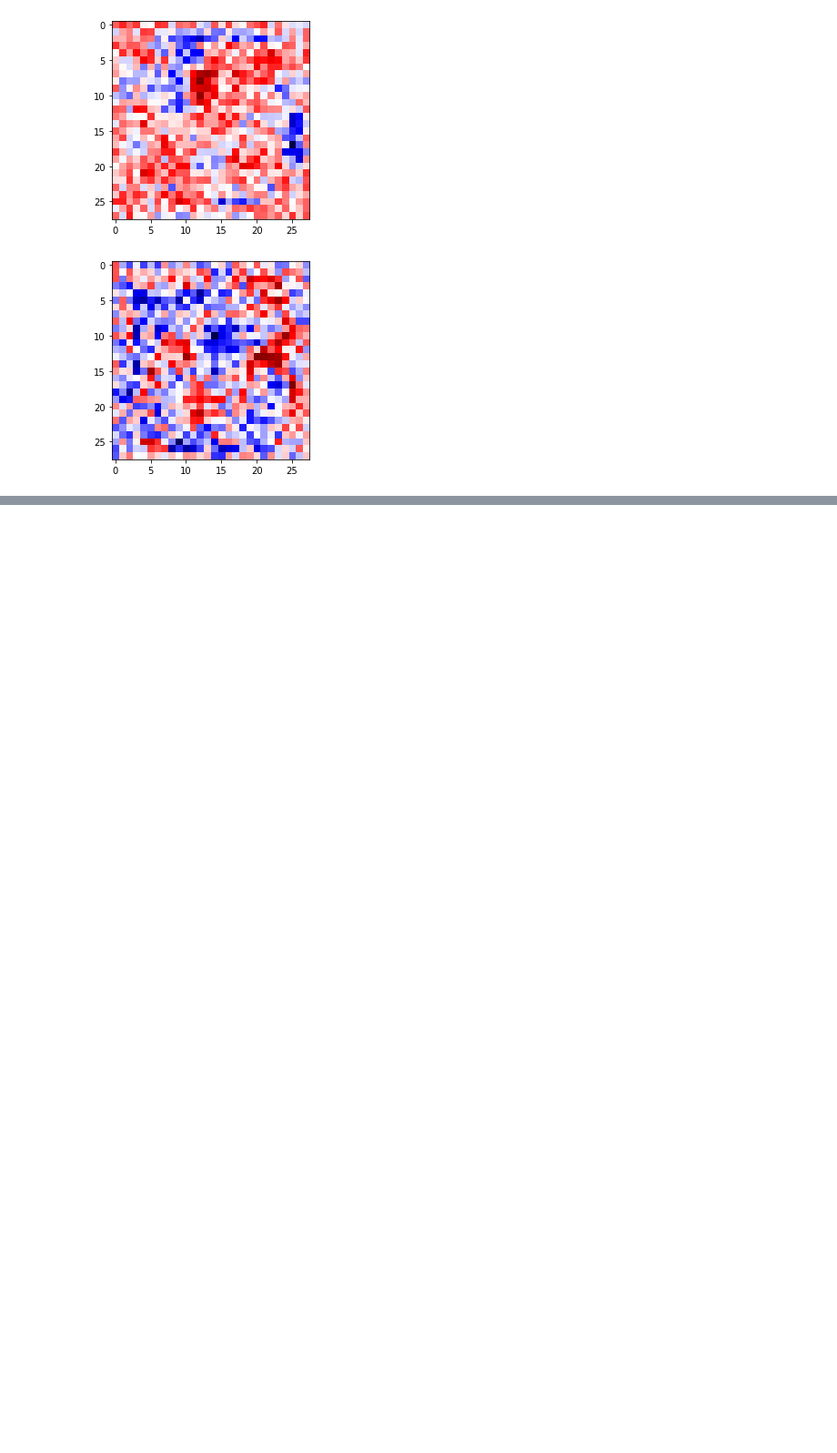
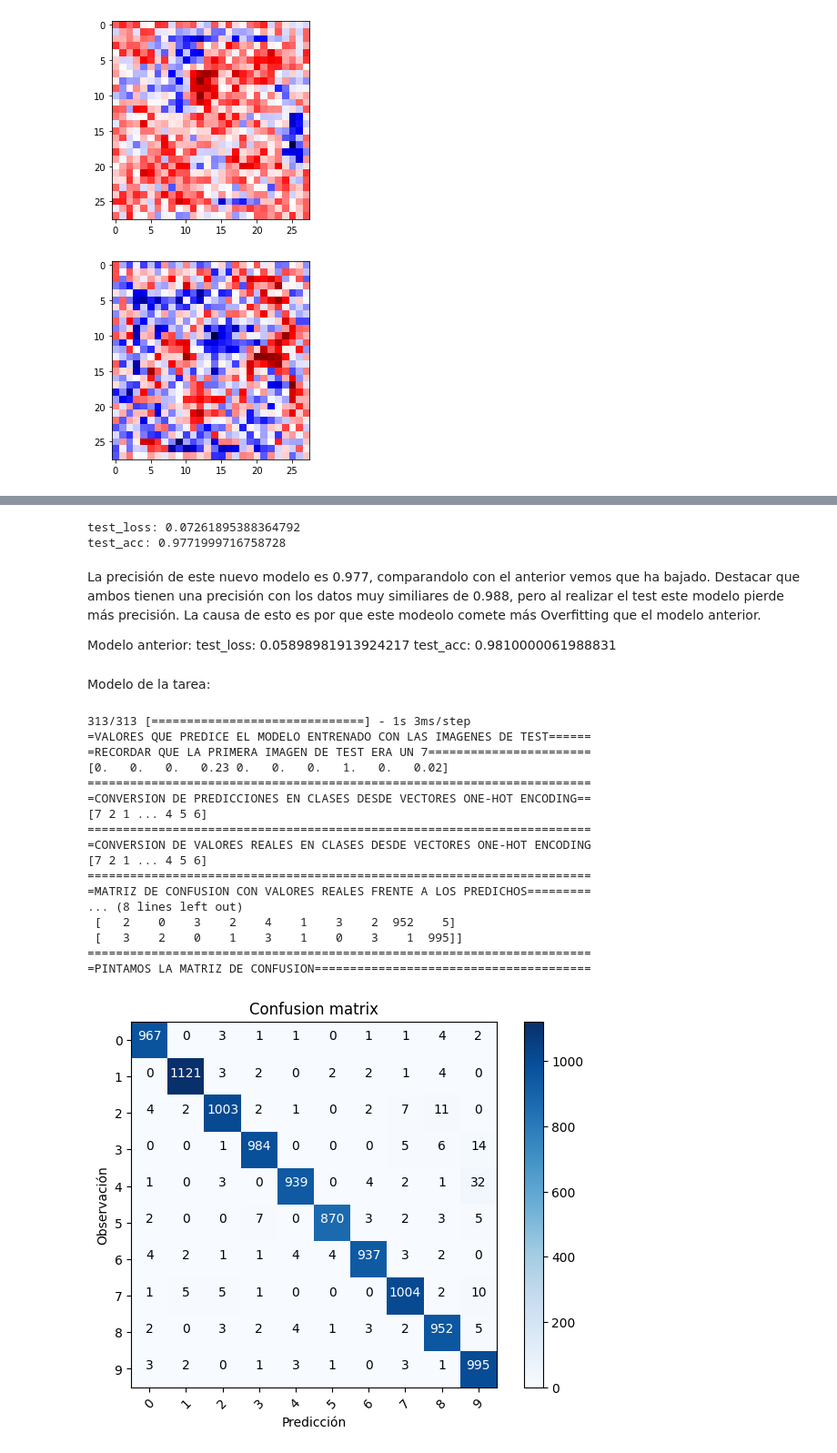
Before and after one commit to mpoyatos/APRENDIZAJE_AUTOMATICO_23_24, a Jupyter notebook: TEMA 1/2_1_Un_primer_vistazo_a_una_Red_Neuronal.ipynb, the cells around one changed output, grey strips where cells are left out. Shown at 91% size. Cells and saved outputs as stored; diff of their text form; code cells hidden in the pictures; blank space fills up the shorter version.

```diff
--- a/TEMA 1/2_1_Un_primer_vistazo_a_una_Red_Neuronal.ipynb
+++ b/TEMA 1/2_1_Un_primer_vistazo_a_una_Red_Neuronal.ipynb
@@ -837,0 +895,6 @@ for i in range(10):
+# %%
+# 4.- HACEMOS EL PASO DE COMPILACIÓN CARGANDO EL
+
+network.compile(optimizer='rmsprop', # Probar 'sgd' (Stocastic Gradient Descendent) /  'rmsprop' Opción inicial
+                loss='categorical_crossentropy',
+                metrics=['accuracy'])
@@ -837,0 +913,11 @@ for i in range(10):
+# %%
+# 6.- PREPARACIÓN LAS ETIQUETAS
+# from keras import utils
+# from keras.utils import to_categorical
+from keras.utils.np_utils import to_categorical
+
+train_labels = to_categorical(train_labels)
+test_labels = to_categorical(test_labels)
+# %%
+# 7.- ENTRENAMOS LA RED CON EL JUEGO DE DATOS DE ENTRENAMIENTO
+network.fit(train_images, train_labels, epochs=5, batch_size=128)
@@ -837,0 +941,12 @@ for i in range(10):
+# %%
+print('test_loss:', test_loss)
+print('test_acc:', test_acc)
+# %% [output]
+test_loss: 0.07261895388364792
+test_acc: 0.9771999716758728
+# %% [markdown]
+La precisión de este nuevo modelo es 0.977, comparandolo con el anterior vemos que ha bajado. Destacar que ambos tienen una precisión con los datos muy similiares de 0.988, pero al realizar el test este modelo pierde más precisión. La causa de esto es por que este modeolo comete más Overfitting que el modelo anterior.
+
+Modelo anterior:
+test_loss: 0.05898981913924217
+test_acc: 0.9810000061988831
@@ -837,0 +981,51 @@ for i in range(10):
+# %% [markdown]
+Modelo de la tarea:
+# %%
+from collections import Counter
+from sklearn.metrics import confusion_matrix
+import itertools
+import matplotlib.pyplot as plt
+
+# Predicción de valores desde el dataset de validación
+Y_pred = network.predict(test_images)
+print("=VALORES QUE PREDICE EL MODELO ENTRENADO CON LAS IMAGENES DE TEST======")
+print("=RECORDAR QUE LA PRIMERA IMAGEN DE TEST ERA UN 7=======================")
+print(Y_pred[0])
+print("=======================================================================")
+# Convertir en predicciones de clases desde los vectores one-hot encoding
+Y_pred_classes = np.argmax(Y_pred, axis = 1)
+print("=CONVERSION DE PREDICCIONES EN CLASES DESDE VECTORES ONE-HOT ENCODING==")
+print(Y_pred_classes)
+print("=======================================================================")
+# Convertir en clases de observación desde los vectores one-hot encoding
+Y_true = np.argmax(test_labels, axis = 1)
+print("=CONVERSION DE VALORES REALES EN CLASES DESDE VECTORES ONE-HOT ENCODING")
+print(Y_true)
+print("=======================================================================")
+# Computar la matriz de confusión
+confusion_mtx = confusion_matrix(Y_true, Y_pred_classes)
+print("=MATRIZ DE CONFUSION CON VALORES REALES FRENTE A LOS PREDICHOS=========")
+print(confusion_mtx)
+print("=======================================================================")
+# Dibujar la matriz de confusión
+print("=PINTAMOS LA MATRIZ DE CONFUSION=======================================")
+plot_confusion_matrix(confusion_mtx, classes = range(10))
+# %% [output]
+313/313 [==============================] - 1s 3ms/step
+=VALORES QUE PREDICE EL MODELO ENTRENADO CON LAS IMAGENES DE TEST======
+=RECORDAR QUE LA PRIMERA IMAGEN DE TEST ERA UN 7=======================
+[0.   0.   0.   0.23 0.   0.   0.   1.   0.   0.02]
+=======================================================================
+=CONVERSION DE PREDICCIONES EN CLASES DESDE VECTORES ONE-HOT ENCODING==
+[7 2 1 ... 4 5 6]
+=======================================================================
+=CONVERSION DE VALORES REALES EN CLASES DESDE VECTORES ONE-HOT ENCODING
+[7 2 1 ... 4 5 6]
+=======================================================================
+=MATRIZ DE CONFUSION CON VALORES REALES FRENTE A LOS PREDICHOS=========
+... (8 lines left out)
+ [   2    0    3    2    4    1    3    2  952    5]
+ [   3    2    0    1    3    1    0    3    1  995]]
+=======================================================================
+=PINTAMOS LA MATRIZ DE CONFUSION=======================================
+[figure, added]
```
Also changed, not shown: parts of 29 cells of this notebook.
